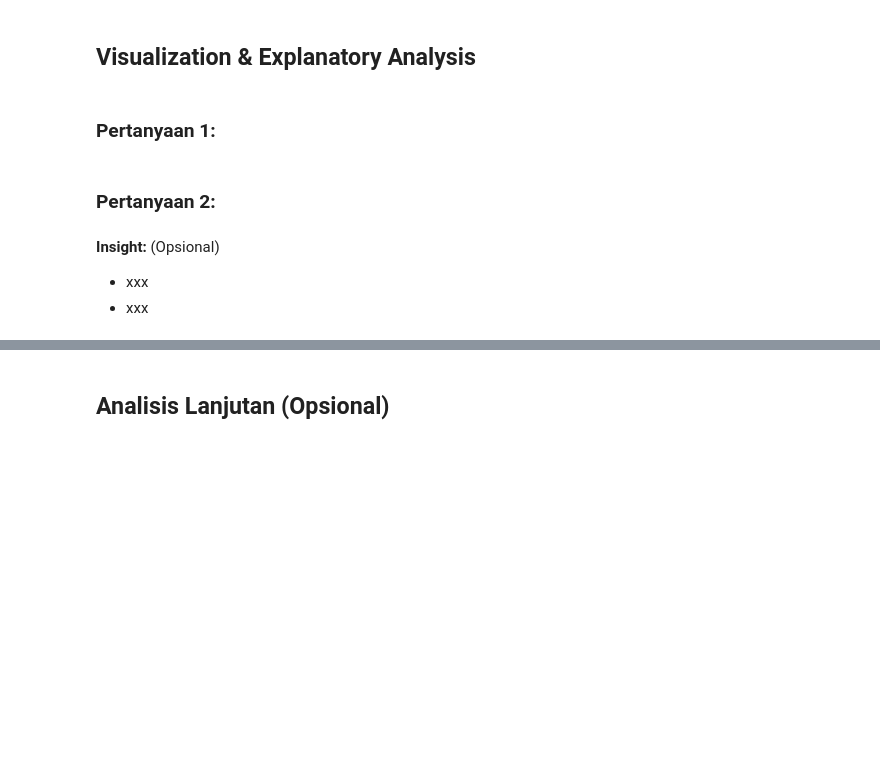
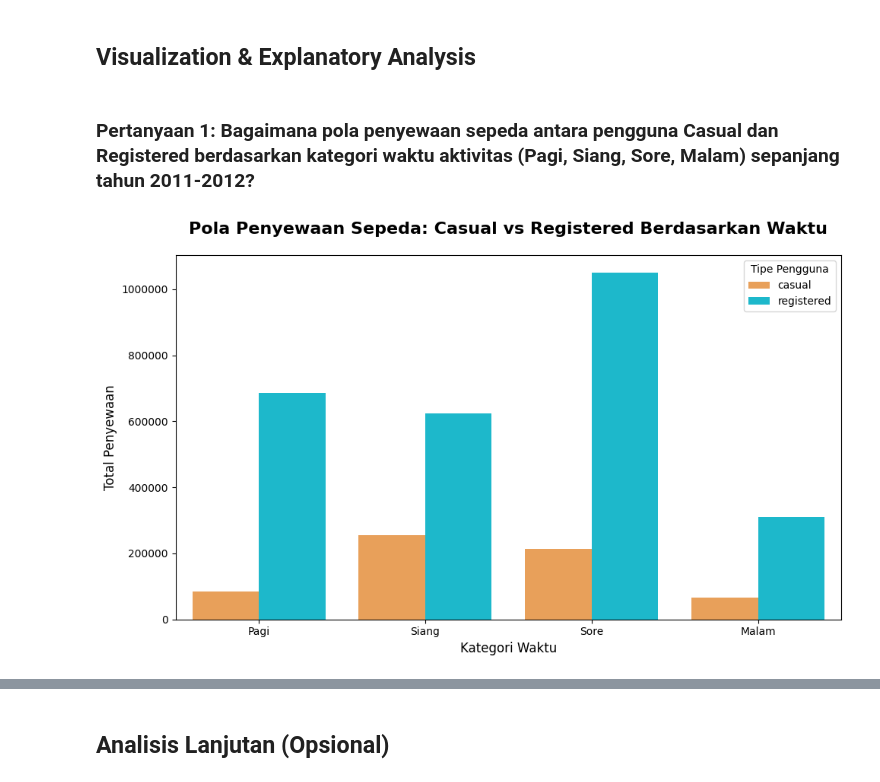
Before and after one commit to GusWid715/Proyek-Analisis-Bike-Sharing-Dataset, a Jupyter notebook: Proyek_Analisis_Data.ipynb, the cells around one changed output, grey strips where cells are left out. Cells and saved outputs as stored; diff of their text form; code cells hidden in the pictures; blank space fills up the shorter version.

```diff
--- a/Proyek_Analisis_Data.ipynb
+++ b/Proyek_Analisis_Data.ipynb
@@ -170,0 +290,10 @@ hour_df.describe()
+# %%
+# Mengelompokkan data berdasarkan time_category dan menghitung total pengguna casual dan registered
+time_analysis_df = hour_df.groupby(by="time_category").agg({
+    "casual": "sum",
+    "registered": "sum",
+    "cnt": "sum"
+}).sort_values(by="cnt", ascending=False)
+
+# Menampilkan hasil
+time_analysis_df
@@ -171,10 +354,41 @@ hour_df.describe()
 # %% [markdown]
 ## Visualization & Explanatory Analysis
-# %% [markdown]
-### Pertanyaan 1:
-# %% [markdown]
-### Pertanyaan 2:
-# %% [markdown]
-**Insight:** (Opsional)
-- xxx
-- xxx
+# %% [markdown]
+### **Pertanyaan 1:** Bagaimana pola penyewaan sepeda antara pengguna Casual dan Registered berdasarkan kategori waktu aktivitas (Pagi, Siang, Sore, Malam) sepanjang tahun 2011-2012?
+# %%
+# Mengurutkan kategori waktu secara kronologis
+time_order = ['Pagi', 'Siang', 'Sore', 'Malam']
+
+# Mereset index dan me-melt dataframe agar sesuai format seaborn (long format)
+time_melted = time_analysis_df.reset_index().melt(
+    id_vars=['time_category'],
+    value_vars=['casual', 'registered'],
+    var_name='Tipe Pengguna',
+    value_name='Total Penyewaan'
+)
+
+# Membuat kanvas visualisasi
+plt.figure(figsize=(10, 6))
+
+# Membuat Grouped Bar Chart
+sns.barplot(
+    x='time_category',
+    y='Total Penyewaan',
+    hue='Tipe Pengguna',
+    data=time_melted,
+    order=time_order,
+    palette=['#FF9F43', '#00CFE8'] # Warna Oranye untuk Casual, Biru untuk Registered
+)
+
+# Menambahkan judul dan label yang deskriptif
+plt.title('Pola Penyewaan Sepeda: Casual vs Registered Berdasarkan Waktu', fontsize=16, fontweight='bold', pad=20)
+plt.xlabel('Kategori Waktu', fontsize=12)
+plt.ylabel('Total Penyewaan', fontsize=12)
+
+# Mematikan notasi ilmiah pada sumbu Y agar angka terbaca jelas
+plt.ticklabel_format(style='plain', axis='y')
+
+plt.tight_layout()
+plt.show()
+# %% [output]
+[figure, added]
```
Also changed, not shown: parts of 35 cells of this notebook, 1 other file.
